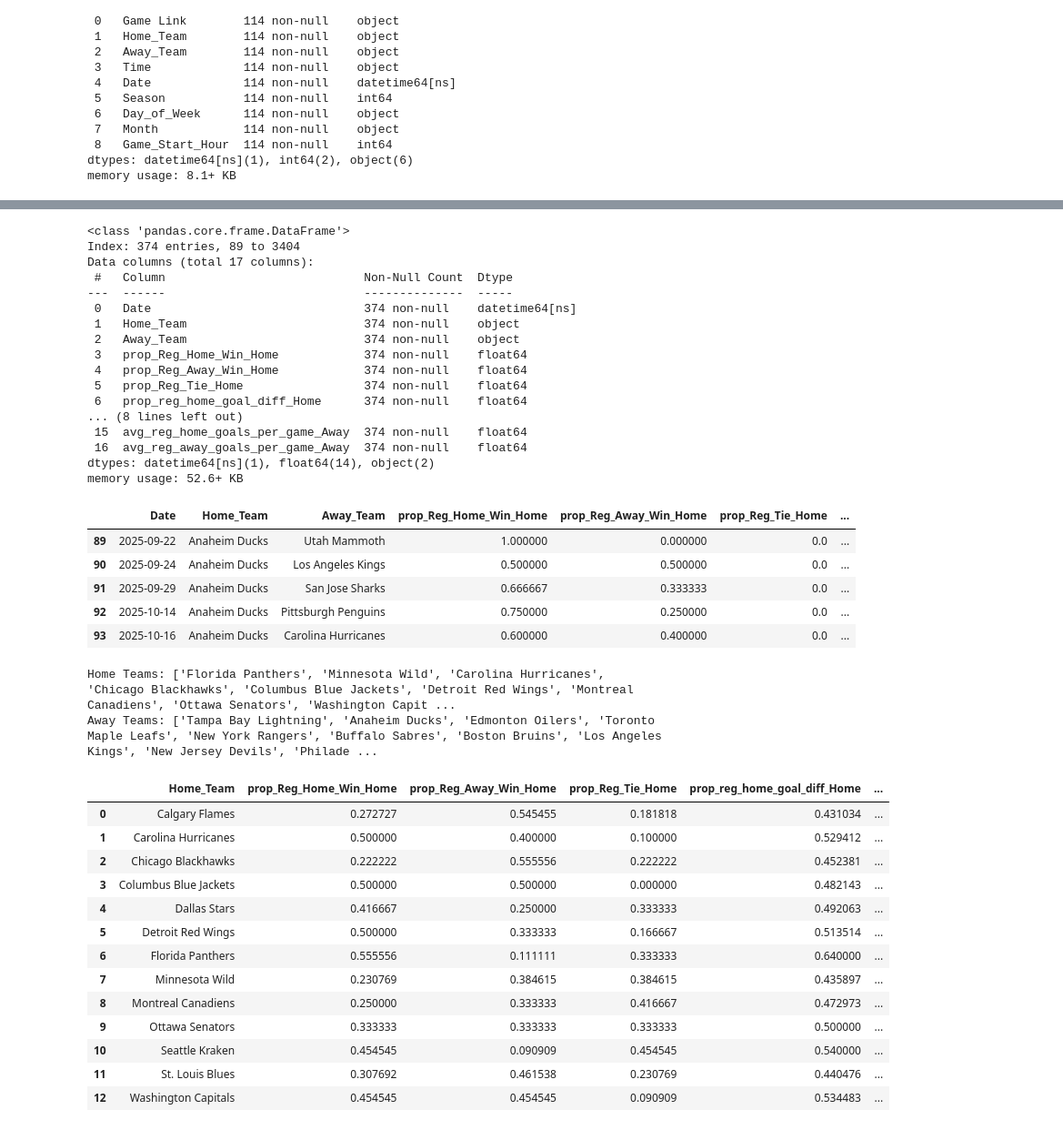
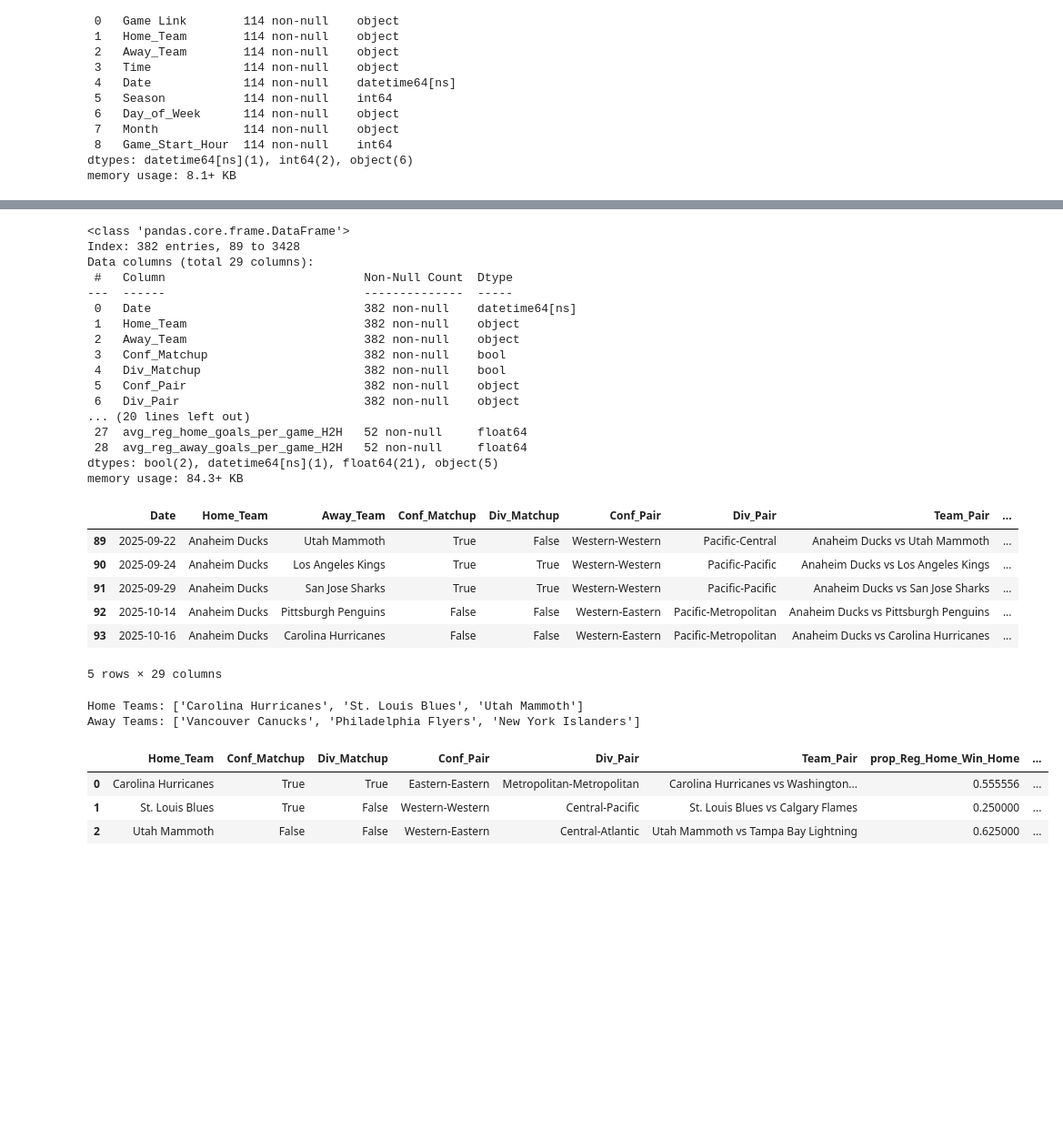
Before and after one commit to emmettd247/SportOnIce, a Jupyter notebook: next_games_predict.ipynb, the cells around one changed output, grey strips where cells are left out. Shown: that part at 91% size. Saved outputs shown, nothing was run; the diff lists cells and outputs as text; code cells hidden in the pictures; blank space fills up the shorter version.

```diff
--- a/next_games_predict.ipynb
+++ b/next_games_predict.ipynb
@@ -25,12 +25,12 @@ Data columns (total 9 columns):
 dtypes: datetime64[ns](1), int64(2), object(6)
 memory usage: 8.1+ KB
 # %%
-# # trim to games that are upcoming today only
-# upcoming_games_trim = upcoming_games[upcoming_games['Date'] == pd.Timestamp.now().normalize()]
+# trim to games that are upcoming today only
+upcoming_games_trim = upcoming_games[upcoming_games['Date'] == pd.Timestamp.now().normalize()]
 
-# trim to games that are upcoming tomorrow only
-tomorrow = pd.Timestamp.now().normalize() + pd.Timedelta(days=1)
-upcoming_games_trim = upcoming_games[upcoming_games['Date'] == tomorrow]
+# # trim to games that are upcoming tomorrow only
+# tomorrow = pd.Timestamp.now().normalize() + pd.Timedelta(days=1)
+# upcoming_games_trim = upcoming_games[upcoming_games['Date'] == tomorrow]
 
 upcoming_games_trim
 # %% [output]
@@ -62,9 +52,7 @@ modeling_data = modeling_data[modeling_data.columns.drop(list(modeling_data.filt
 # drop other cols
 # list of drop cols that won't be used in modeling
 drop_cols = ['Game_ID', 'Reg_Home_Win', 'Reg_Away_Win',
-         'Conf_Pair', 'Team_Pair', 'Div_Pair', 'Conf_Matchup', 'Div_Matchup',
-        'Odds_1', 'Odds_2', 'Odds_X', 'Start_Hour_Group', 'Season', 'Month', 'Day_of_Week',
-        'Reg_Tie'
+         'Season', 'Month', 'Day_of_Week', 'Reg_Tie', 'Odds_1', 'Odds_X', 'Odds_2'
     ]
 
 modeling_data = modeling_data.drop(columns=drop_cols)
@@ -74,28 +62,29 @@ modeling_data.info()
 modeling_data.head()
 # %% [output]
 <class 'pandas.core.frame.DataFrame'>
-Index: 374 entries, 89 to 3404
-Data columns (total 17 columns):
+Index: 382 entries, 89 to 3428
+Data columns (total 29 columns):
  #   Column                            Non-Null Count  Dtype
 ---  ------                            --------------  -----
- 0   Date                              374 non-null    datetime64[ns]
- 1   Home_Team                         374 non-null    object
- 2   Away_Team                         374 non-null    object
- 3   prop_Reg_Home_Win_Home            374 non-null    float64
- 4   prop_Reg_Away_Win_Home            374 non-null    float64
- 5   prop_Reg_Tie_Home                 374 non-null    float64
- 6   prop_reg_home_goal_diff_Home      374 non-null    float64
-... (8 lines left out)
- 15  avg_reg_home_goals_per_game_Away  374 non-null    float64
- 16  avg_reg_away_goals_per_game_Away  374 non-null    float64
-dtypes: datetime64[ns](1), float64(14), object(2)
-memory usage: 52.6+ KB
+ 0   Date                              382 non-null    datetime64[ns]
+ 1   Home_Team                         382 non-null    object
+ 2   Away_Team                         382 non-null    object
+ 3   Conf_Matchup                      382 non-null    bool
+ 4   Div_Matchup                       382 non-null    bool
+ 5   Conf_Pair                         382 non-null    object
+ 6   Div_Pair                          382 non-null    object
+... (20 lines left out)
+ 27  avg_reg_home_goals_per_game_H2H   52 non-null     float64
+ 28  avg_reg_away_goals_per_game_H2H   52 non-null     float64
+dtypes: bool(2), datetime64[ns](1), float64(21), object(5)
+memory usage: 84.3+ KB
-|  | Date | Home_Team | Away_Team | prop_Reg_Home_Win_Home | prop_Reg_Away_Win_Home | prop_Reg_Tie_Home | ... |
-| 89 | 2025-09-22 | Anaheim Ducks | Utah Mammoth | 1.000000 | 0.000000 | 0.0 | ... |
-| 90 | 2025-09-24 | Anaheim Ducks | Los Angeles Kings | 0.500000 | 0.500000 | 0.0 | ... |
-| 91 | 2025-09-29 | Anaheim Ducks | San Jose Sharks | 0.666667 | 0.333333 | 0.0 | ... |
-| 92 | 2025-10-14 | Anaheim Ducks | Pittsburgh Penguins | 0.750000 | 0.250000 | 0.0 | ... |
-| 93 | 2025-10-16 | Anaheim Ducks | Carolina Hurricanes | 0.600000 | 0.400000 | 0.0 | ... |
+|  | Date | Home_Team | Away_Team | Conf_Matchup | Div_Matchup | Conf_Pair | Div_Pair | Team_Pair | ... |
+| 89 | 2025-09-22 | Anaheim Ducks | Utah Mammoth | True | False | Western-Western | Pacific-Central | Anaheim Ducks vs Utah Mammoth | ... |
+| 90 | 2025-09-24 | Anaheim Ducks | Los Angeles Kings | True | True | Western-Western | Pacific-Pacific | Anaheim Ducks vs Los Angeles Kings | ... |
+| 91 | 2025-09-29 | Anaheim Ducks | San Jose Sharks | True | True | Western-Western | Pacific-Pacific | Anaheim Ducks vs San Jose Sharks | ... |
+| 92 | 2025-10-14 | Anaheim Ducks | Pittsburgh Penguins | False | False | Western-Eastern | Pacific-Metropolitan | Anaheim Ducks vs Pittsburgh Penguins | ... |
+| 93 | 2025-10-16 | Anaheim Ducks | Carolina Hurricanes | False | False | Western-Eastern | Pacific-Metropolitan | Anaheim Ducks vs Carolina Hurricanes | ... |
+5 rows × 29 columns
 # %%
 # store list of home teams and away teams in upcoming games
 home_teams = upcoming_games_trim['Home_Team'].unique().tolist()
@@ -104,36 +93,26 @@ away_teams = upcoming_games_trim['Away_Team'].unique().tolist()
 print(f'Home Teams: {home_teams}')
 print(f'Away Teams: {away_teams}')
 # %% [output]
-Home Teams: ['Florida Panthers', 'Minnesota Wild', 'Carolina Hurricanes', 'Chicago Blackhawks', 'Columbus Blue Jackets', 'Detroit Red Wings', 'Montreal Canadiens', 'Ottawa Senators', 'Washington Capit ...
-Away Teams: ['Tampa Bay Lightning', 'Anaheim Ducks', 'Edmonton Oilers', 'Toronto Maple Leafs', 'New York Rangers', 'Buffalo Sabres', 'Boston Bruins', 'Los Angeles Kings', 'New Jersey Devils', 'Philade ...
+Home Teams: ['Carolina Hurricanes', 'St. Louis Blues', 'Utah Mammoth']
+Away Teams: ['Vancouver Canucks', 'Philadelphia Flyers', 'New York Islanders']
 # %%
 
 # filter to teams in upcoming games
 home_data = modeling_data[modeling_data['Home_Team'].isin(home_teams)]
-away_data = modeling_data[modeling_data['Away_Team'].isin(away_teams)]
+away_data = modeling_data[modeling_data['Away_Team'].isin(away_teams)].drop(columns=[x for x in modeling_data.columns if x.endswith('_H2H')], axis=1)
 
 # get last row for each Home_Team
 last_rows_home = home_data.groupby('Home_Team').tail(1).reset_index(drop=True)
 
 # drop cols that end with _Away
 last_rows_home = last_rows_home[last_rows_home.columns.drop(list(last_rows_home.filter(regex='_Away$')))]
 
 # drop Away_Team
 last_rows_home = last_rows_home.drop(columns=['Away_Team', 'Date'])
 last_rows_home
 # %% [output]
-|  | Home_Team | prop_Reg_Home_Win_Home | prop_Reg_Away_Win_Home | prop_Reg_Tie_Home | prop_reg_home_goal_diff_Home | ... |
-| 0 | Calgary Flames | 0.272727 | 0.545455 | 0.181818 | 0.431034 | ... |
-| 1 | Carolina Hurricanes | 0.500000 | 0.400000 | 0.100000 | 0.529412 | ... |
-| 2 | Chicago Blackhawks | 0.222222 | 0.555556 | 0.222222 | 0.452381 | ... |
-| 3 | Columbus Blue Jackets | 0.500000 | 0.500000 | 0.000000 | 0.482143 | ... |
-| 4 | Dallas Stars | 0.416667 | 0.250000 | 0.333333 | 0.492063 | ... |
-| 5 | Detroit Red Wings | 0.500000 | 0.333333 | 0.166667 | 0.513514 | ... |
-| 6 | Florida Panthers | 0.555556 | 0.111111 | 0.333333 | 0.640000 | ... |
-| 7 | Minnesota Wild | 0.230769 | 0.384615 | 0.384615 | 0.435897 | ... |
-| 8 | Montreal Canadiens | 0.250000 | 0.333333 | 0.416667 | 0.472973 | ... |
-| 9 | Ottawa Senators | 0.333333 | 0.333333 | 0.333333 | 0.500000 | ... |
-| 10 | Seattle Kraken | 0.454545 | 0.090909 | 0.454545 | 0.540000 | ... |
-| 11 | St. Louis Blues | 0.307692 | 0.461538 | 0.230769 | 0.440476 | ... |
-| 12 | Washington Capitals | 0.454545 | 0.454545 | 0.090909 | 0.534483 | ... |
+|  | Home_Team | Conf_Matchup | Div_Matchup | Conf_Pair | Div_Pair | Team_Pair | prop_Reg_Home_Win_Home | ... |
+| 0 | Carolina Hurricanes | True | True | Eastern-Eastern | Metropolitan-Metropolitan | Carolina Hurricanes vs Washington... | 0.555556 | ... |
+| 1 | St. Louis Blues | True | False | Western-Western | Central-Pacific | St. Louis Blues vs Calgary Flames | 0.250000 | ... |
+| 2 | Utah Mammoth | False | False | Western-Eastern | Central-Atlantic | Utah Mammoth vs Tampa Bay Lightning | 0.625000 | ... |
 # %%
```
Also changed, not shown: parts of 5 cells of this notebook, 10 other files.
